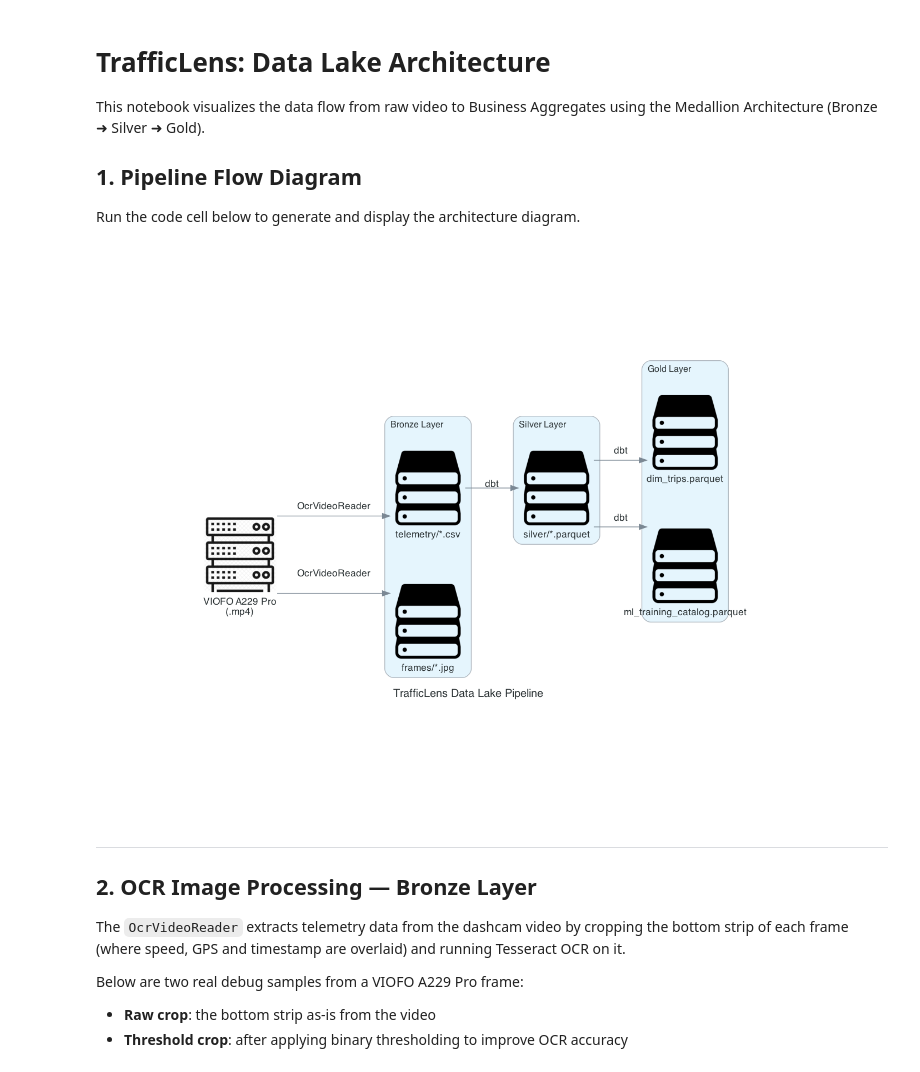
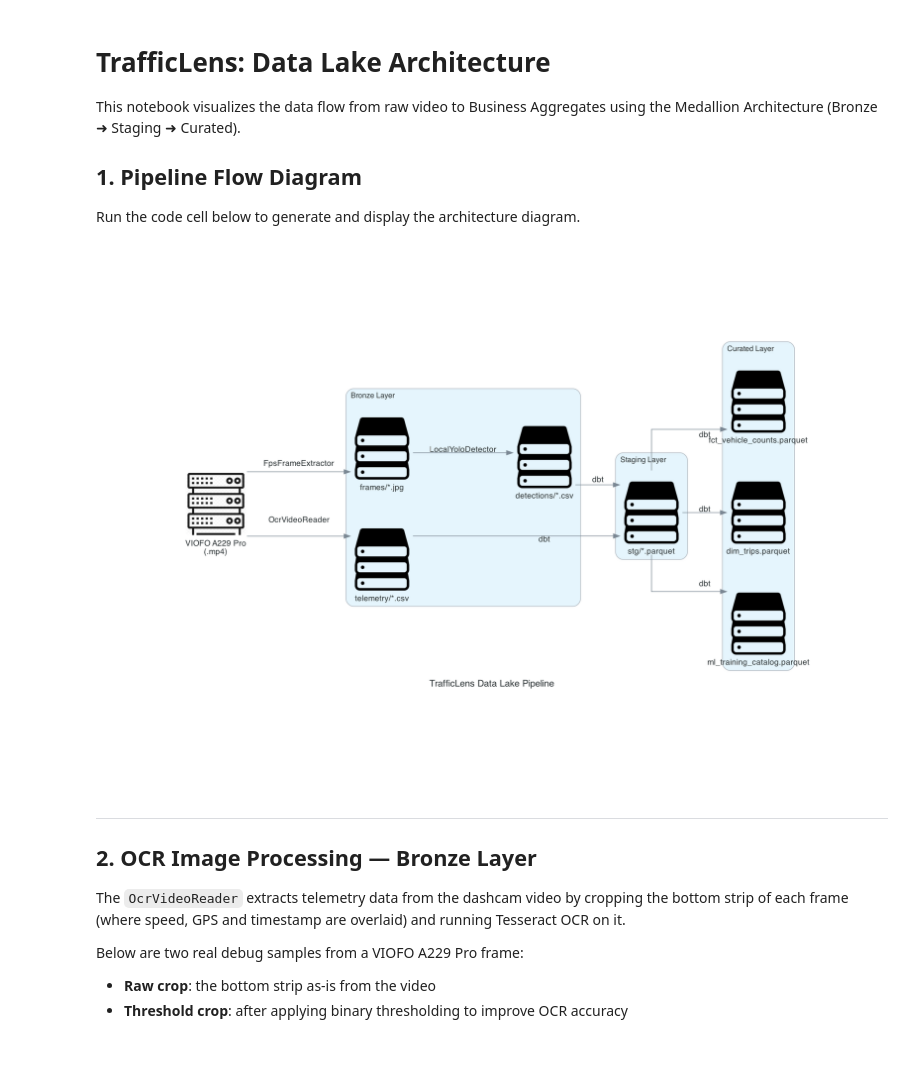
Before and after one commit to rsanahi/trafficlens-data-lake, a Jupyter notebook: docs/architecture.ipynb, the cells around one changed output. Cells and saved outputs as stored; diff of their text form; code cells hidden in the pictures.

```diff
--- a/docs/architecture.ipynb
+++ b/docs/architecture.ipynb
@@ -1,7 +1,7 @@
 # %% [markdown]
 # TrafficLens: Data Lake Architecture
 
-This notebook visualizes the data flow from raw video to Business Aggregates using the Medallion Architecture (Bronze ➜ Silver ➜ Gold).
+This notebook visualizes the data flow from raw video to Business Aggregates using the Medallion Architecture (Bronze ➜ Staging ➜ Curated).
 
 ## 1. Pipeline Flow Diagram
 
@@ -9,32 +9,36 @@ Run the code cell below to generate and display the architecture diagram.
 # %%
 from diagrams import Diagram, Edge, Cluster
 from diagrams.generic.storage import Storage
 from diagrams.generic.compute import Rack
 from IPython.display import Image
 
 diagram_file = "/tmp/trafficlens_pipeline"
 
 with Diagram("TrafficLens Data Lake Pipeline", filename=diagram_file, show=False, direction="LR"):
     video = Rack("VIOFO A229 Pro\n(.mp4)")
 
     with Cluster("Bronze Layer"):
         csv = Storage("telemetry/*.csv")
         img = Storage("frames/*.jpg")
+        det = Storage("detections/*.csv")
 
-    with Cluster("Silver Layer"):
-        silver = Storage("silver/*.parquet")
+    with Cluster("Staging Layer"):
+        stg = Storage("stg/*.parquet")
 
-    with Cluster("Gold Layer"):
+    with Cluster("Curated Layer"):
+        counts = Storage("fct_vehicle_counts.parquet")
         trips = Storage("dim_trips.parquet")
         ml = Storage("ml_training_catalog.parquet")
 
-    video >> Edge(label="OcrVideoReader") >> [csv, img]
-    csv >> Edge(label="dbt") >> silver
-    silver >> Edge(label="dbt") >> [trips, ml]
+    video >> Edge(label="OcrVideoReader") >> csv
+    video >> Edge(label="FpsFrameExtractor") >> img
+    img >> Edge(label="LocalYoloDetector") >> det
+    [csv, det] >> Edge(label="dbt") >> stg
+    stg >> Edge(label="dbt") >> [counts, trips, ml]
 
 Image(diagram_file + ".png")
 # %% [output]
-[figure, old version]
+[figure, new version]
 # %% [markdown]
 ---
 ## 2. OCR Image Processing — Bronze Layer
```
Also changed, not shown: parts of 1 cell of this notebook, 26 other files.
